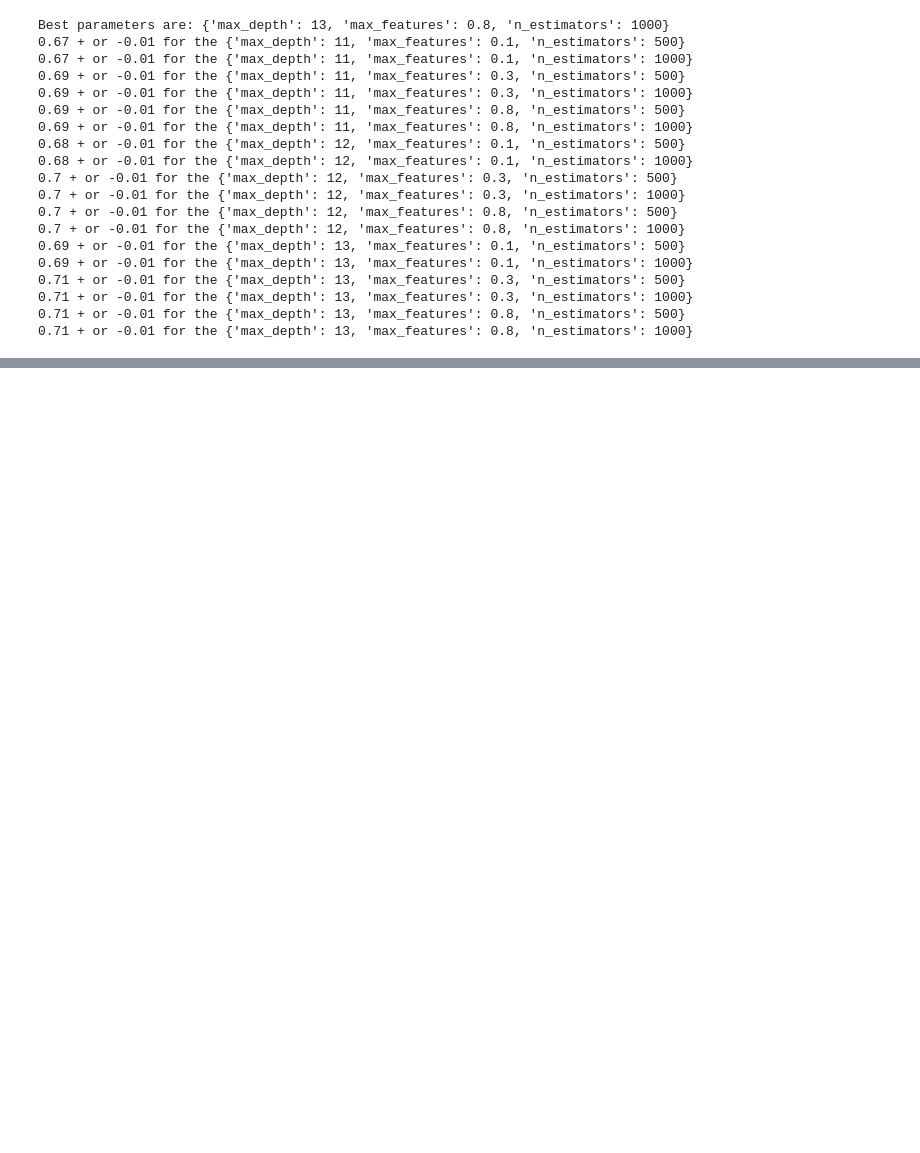
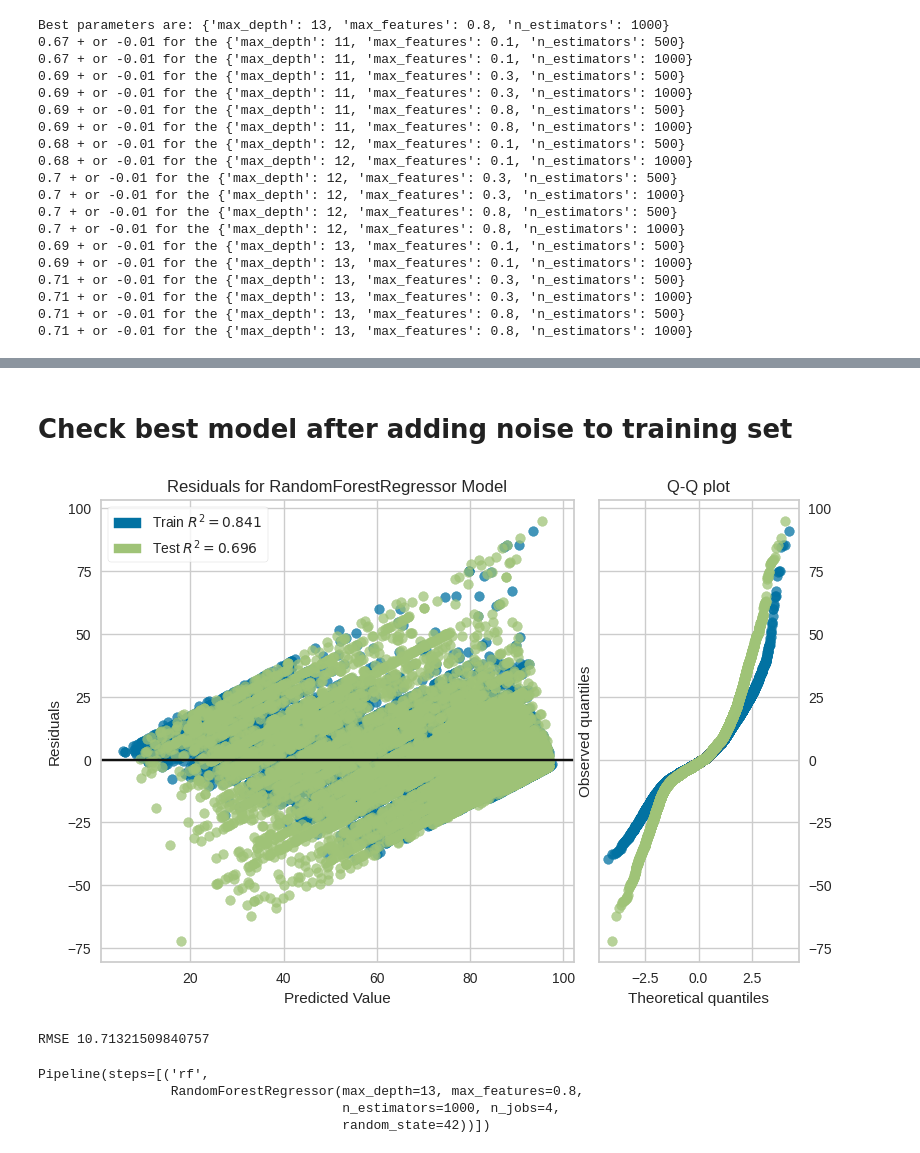
Before and after one commit to georgetown-analytics/student-outcomes, a Jupyter notebook: 4_Modeling/model1.ipynb, the cells around one changed output, grey strips where cells are left out. Drawn from its saved outputs; the diff is of its cells as text; code cells hidden in the pictures; blank space fills up the shorter version.

```diff
--- a/4_Modeling/model1.ipynb
+++ b/4_Modeling/model1.ipynb
@@ -371,0 +401,21 @@ Best parameters are: {'max_depth': 13, 'max_features': 0.8, 'n_estimators': 1000
+# %%
+
+def add_noise(X, y, fraction_of_std_dev=100, include_cats=False):
+    """ Add noise to numerics in the dataset. fraction_of_std_dev=100 adds 1/100th of a std to every numeric. """
+    Xnoise = X.copy()
+    ynoise = y.copy()
+    for col in X.columns:
+        if X[col].dtype == 'float64' or include_cats:
+            col_noise_std = X[col].std()/fraction_of_std_dev
+            col_len = len(X[col])
+            Xnoise[col] = X[col] + \
+                np.random.normal(loc=0, scale=col_noise_std, size=col_len)
+        else:
+            # Leave categorics alone
+            assert include_cats == False  # we should not hit this line if include_cats is true
+            Xnoise[col] = X[col]
+    # Add noise to y
+    ynoise = y + \
+        np.random.normal(loc=0, scale=y.std()/fraction_of_std_dev, size=len(y))
+    # Return noisy data
+    return Xnoise, ynoise
@@ -371,0 +487,14 @@ Best parameters are: {'max_depth': 13, 'max_features': 0.8, 'n_estimators': 1000
+# %% [markdown]
+# Check best model after adding noise to training set
+# %%
+Xtrain_noise, ytrain_noise = add_noise(Xtrain,ytrain,fraction_of_std_dev=400,include_cats=True)
+pipe_rf = Pipeline(steps=[("rf", RandomForestRegressor(
+    max_depth=13, max_features=0.8, n_estimators=1000,n_jobs=4,random_state=42))])
+make_residual_plot_and_print_rmse(Xtrain_noise, ytrain_noise, Xtest, ytest, pipe_rf)
+# %% [output]
+[figure, added]
+RMSE 10.71321509840757
+Pipeline(steps=[('rf',
+                 RandomForestRegressor(max_depth=13, max_features=0.8,
+                                       n_estimators=1000, n_jobs=4,
+                                       random_state=42))])
```
Also changed, not shown: parts of 26 cells of this notebook, 7 other files.
